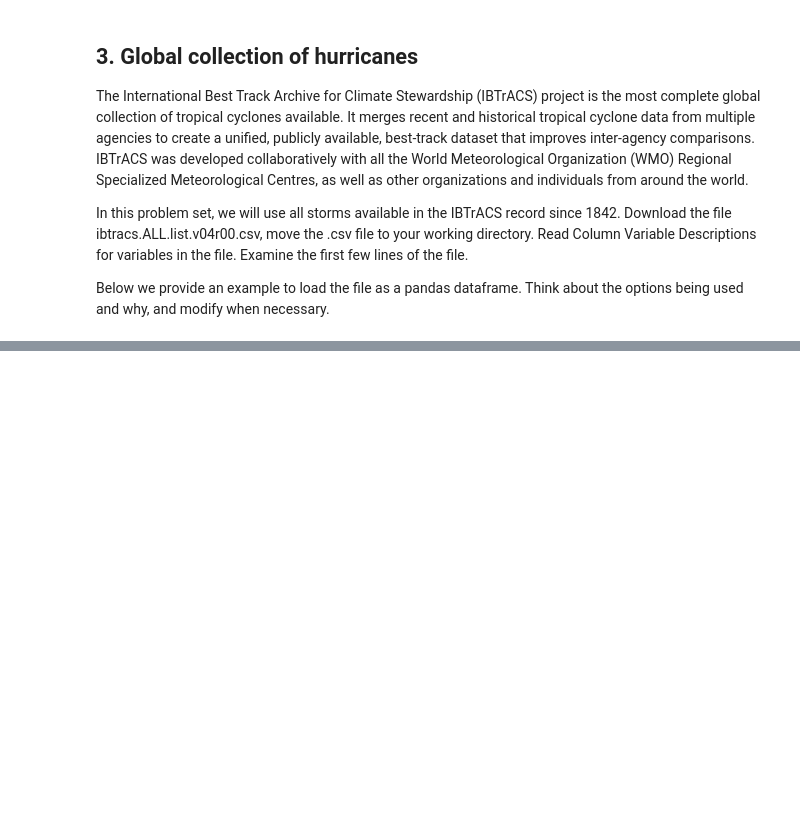
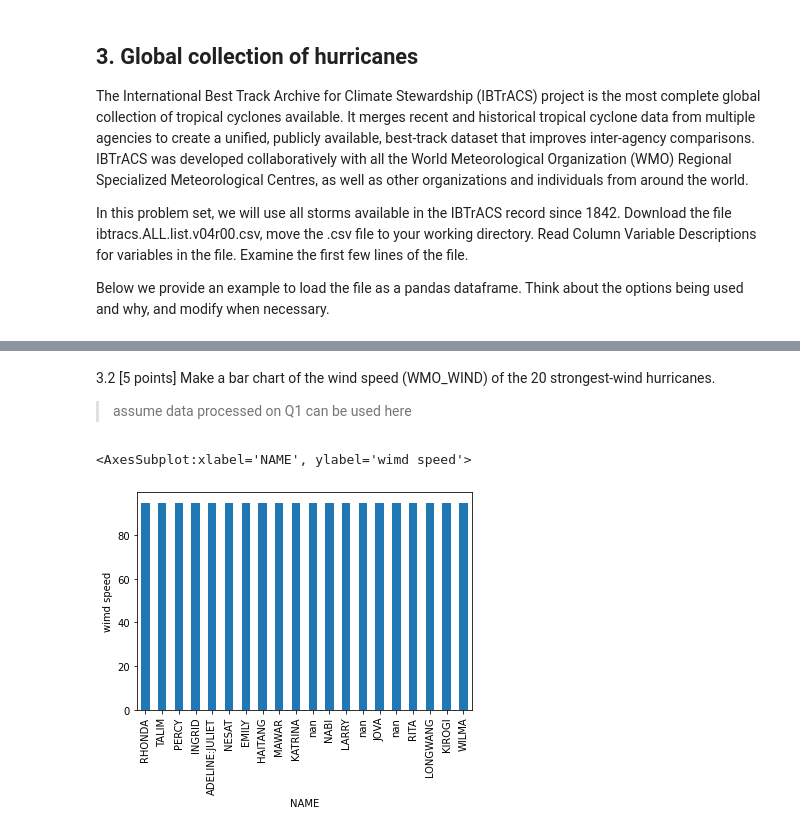
Before and after one commit to Momoc2/ESE5032_Assignment_12232267, a Jupyter notebook: PS2/PS2.ipynb, the cells around one changed output, grey strips where cells are left out. Drawn from its saved outputs; the diff is of its cells as text; code cells hidden in the pictures; blank space fills up the shorter version.

```diff
--- a/PS2/PS2.ipynb
+++ b/PS2/PS2.ipynb
@@ -110,0 +95,7 @@ Below we provide an example to load the file as a pandas dataframe. Think about
+# %%
+data3 =pd.read_csv('ibtracs.ALL.list.v04r00.csv',
+                 usecols=range(17), # only choose useful columns, here we choose 0-16 columns
+                 skiprows=[1, 2], # skip the rows, which will not exist in read dataset
+                 parse_dates=['ISO_TIME'], # set the date form
+                 na_values=['NOT_NAMED', 'NAME']) # replace two terms into NAN
+data3
@@ -112,0 +118,3 @@ Below we provide an example to load the file as a pandas dataframe. Think about
+# %%
+data3_SID =data3.groupby('SID', as_index=False).max().sort_values('WMO_WIND', ascending=False)
+print('10 largest hurricanes according to wind speed after group by storm identifie are :\n',data3_SID.NAME.head(10))
@@ -112,0 +134,10 @@ Below we provide an example to load the file as a pandas dataframe. Think about
+# %% [markdown]
+3.2 [5 points] Make a bar chart of the wind speed (WMO_WIND) of the 20 strongest-wind hurricanes.
+> assume data processed on Q1 can be used here
+# %%
+data3_lg20 =pd.to_numeric(data3_SID.WMO_WIND.head(20))
+data3_lg20.index =data3_SID.NAME.head(20)
+data3_lg20.plot.bar(ylabel ='wimd speed')
+# %% [output]
+<AxesSubplot:xlabel='NAME', ylabel='wimd speed'>
+[figure, added]
```
Also changed, not shown: parts of 33 cells of this notebook, 1 other file.
